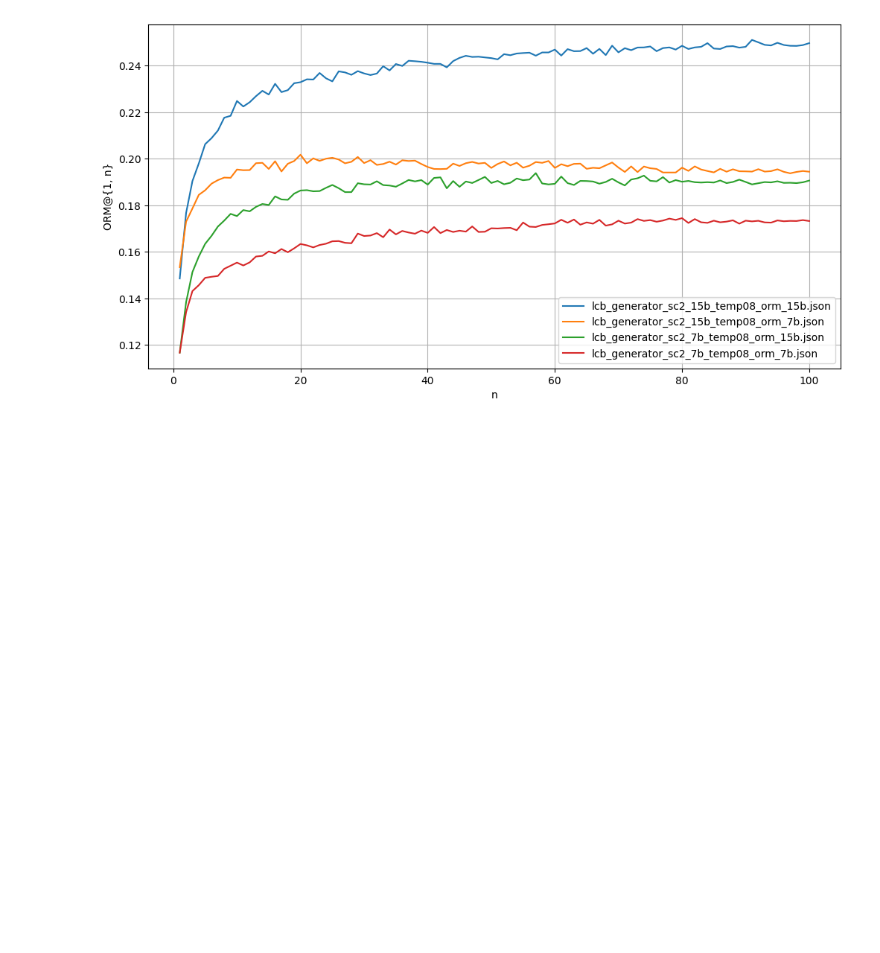
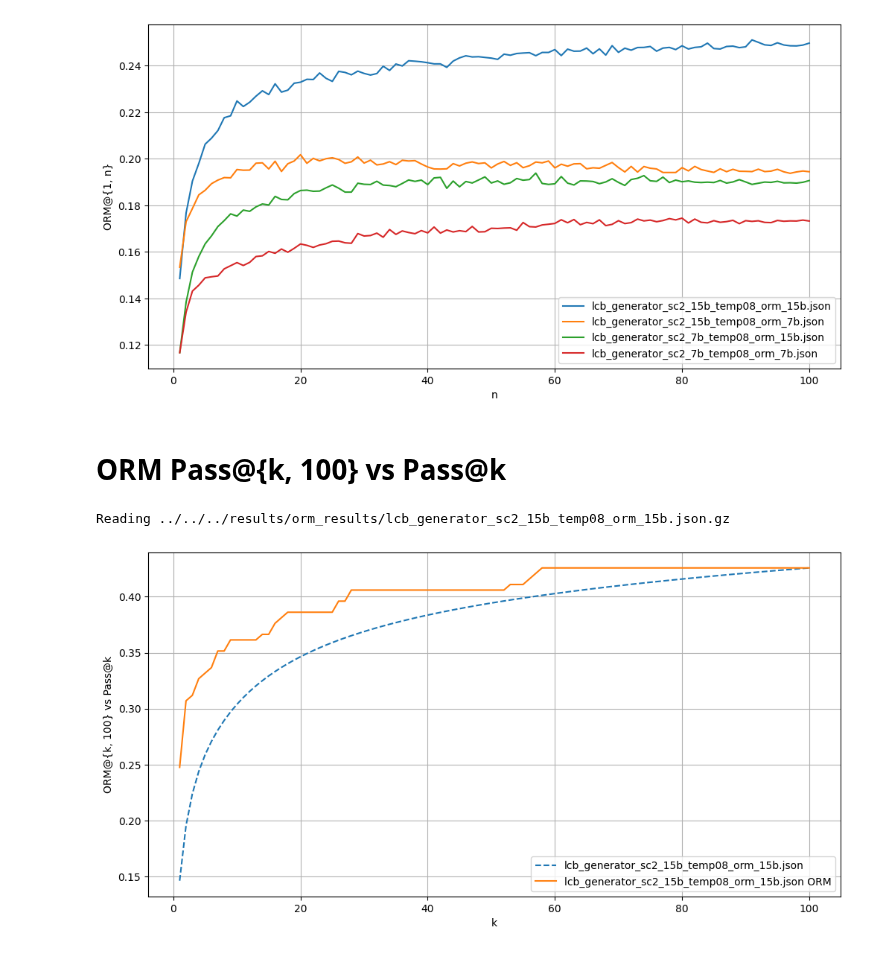
Before and after one commit to cassanof/CodeRM, a Jupyter notebook: coderm/eval/visualizations/graph_pass_k.ipynb, the cells around one changed output. Saved outputs shown, nothing was run; the diff lists cells and outputs as text; code cells hidden in the pictures; blank space fills up the shorter version.

```diff
--- a/coderm/eval/visualizations/graph_pass_k.ipynb
+++ b/coderm/eval/visualizations/graph_pass_k.ipynb
@@ -97,3 +97,5 @@ plt.grid(True)
 plt.show()
 # %% [output]
 [figure]
+# %% [markdown]
+# ORM Pass@{k, 100} vs Pass@k
@@ -99,0 +109,46 @@ plt.show()
+# %%
+from coderm.eval.metrics import get_orm_acc
+from coderm.utils import gunzip_json_read
+import numpy as np
+from tqdm import tqdm
+
+all_orm_accs = {}
+all_passk_accs = {}
+for r in (paths_to_results + compare):
+    print(f"Reading", r)
+    items = gunzip_json_read(r)["items"]
+    upper_n = len(items[0]["results"])
+    orm_accs = {}
+    passk_accs = {}
+    for k in tqdm(list(range(1, upper_n+1))):
+        orm_accs[k] = np.mean(get_orm_acc(items, n=upper_n, k=k)[0])
+        passk_accs[k] = np.mean(get_pass_ks(items, k=k))
+    all_orm_accs[r] = orm_accs
+    all_passk_accs[r] = passk_accs
+# %% [output]
+Reading ../../../results/orm_results/lcb_generator_sc2_15b_temp08_orm_15b.json.gz
+# %%
+import matplotlib.pyplot as plt
+from pathlib import Path
+plt.figure(figsize=(12, 6))
+
+for label, values in all_passk_accs.items():
+    ks = list(values.keys())
+    pass_at_k = list(values.values())
+    linestyle = '--'
+    plt.plot(ks, pass_at_k, label=Path(label).stem, linestyle=linestyle)
+
+for label, values in all_orm_accs.items():
+    ks = list(values.keys())
+    orm_acc = list(values.values())
+    linestyle = '-'
+    plt.plot(ks, orm_acc, label=Path(label).stem + " ORM", linestyle=linestyle)
+
+
+plt.xlabel('k')
+plt.ylabel('ORM@{k, 100} vs Pass@k')
+plt.legend()
+plt.grid(True)
+plt.show()
+# %% [output]
+[figure, added]
```
Also changed, not shown: parts of 1 cell of this notebook.
